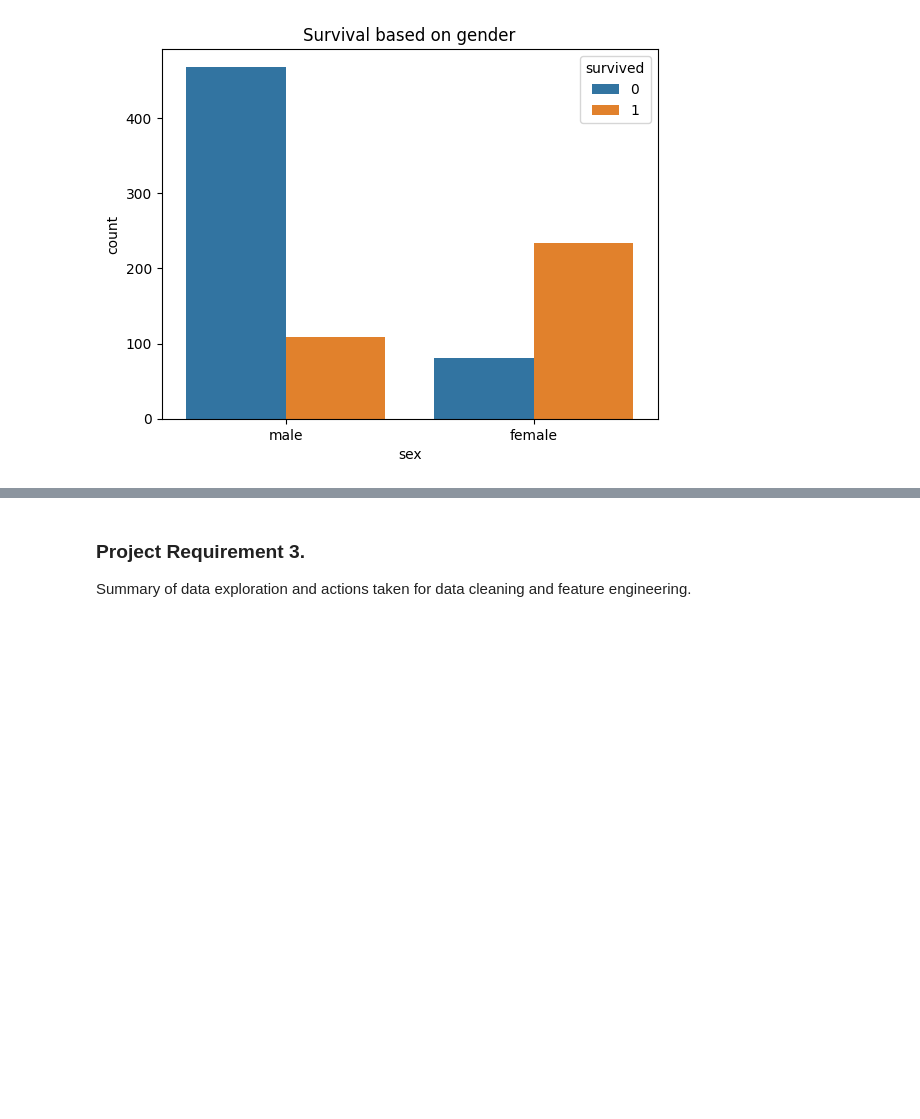
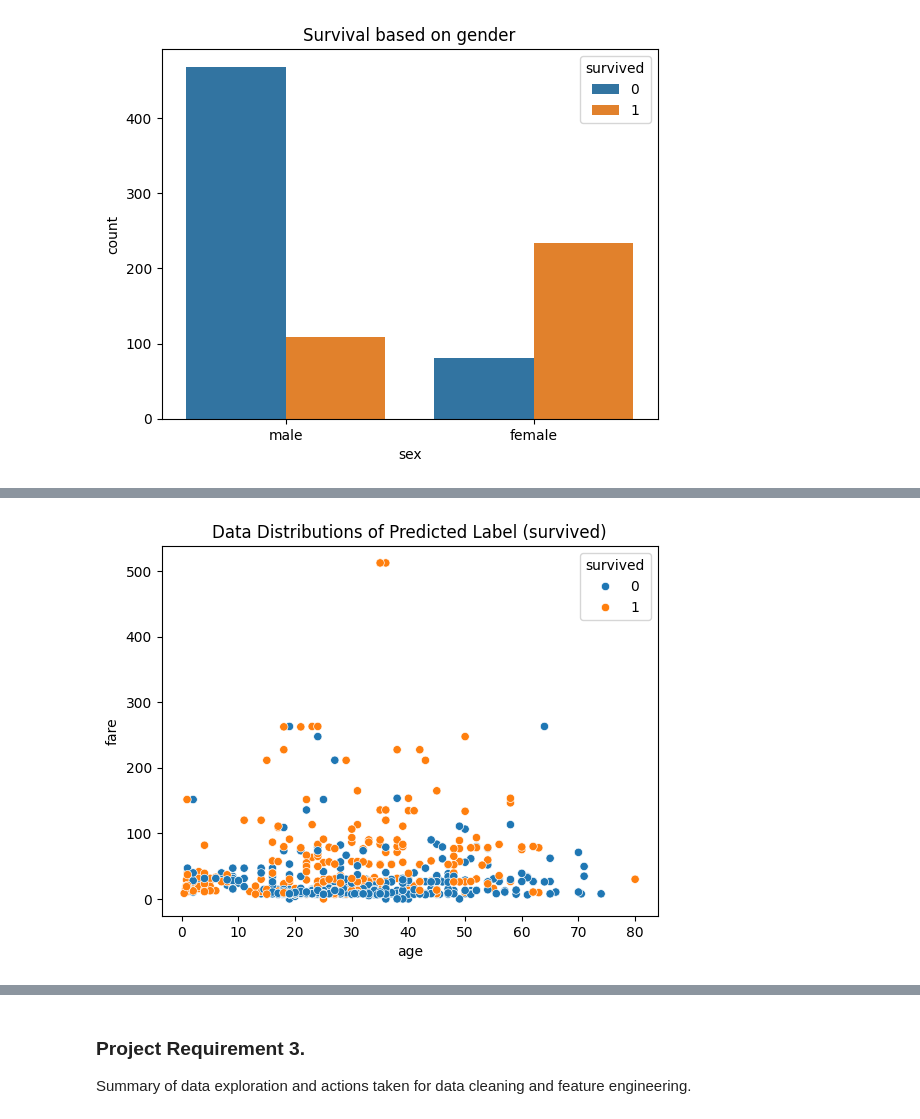
Before and after one commit to MIKRAMS1984/3_Supervised-ML-Classification, a Jupyter notebook: 3_Supervised ML Classification_Final Project.ipynb, the cells around one changed output, grey strips where cells are left out. Cells and saved outputs as stored; diff of their text form; code cells hidden in the pictures; blank space fills up the shorter version.

```diff
--- a/3_Supervised ML Classification_Final Project.ipynb
+++ b/3_Supervised ML Classification_Final Project.ipynb
@@ -137,0 +152,5 @@ plt.title('Survival based on gender');
+# %%
+sns.scatterplot(y='fare', x='age', data=titanik, hue='survived');
+plt.title('Data Distributions of Predicted Label (survived)');
+# %% [output]
+[figure, added]
```
Also changed, not shown: parts of 8 cells of this notebook, 2 other files.
